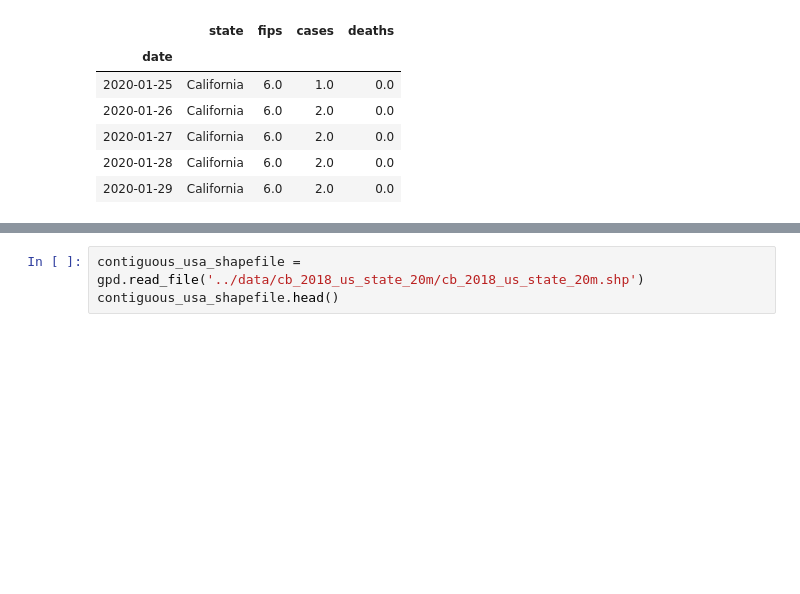
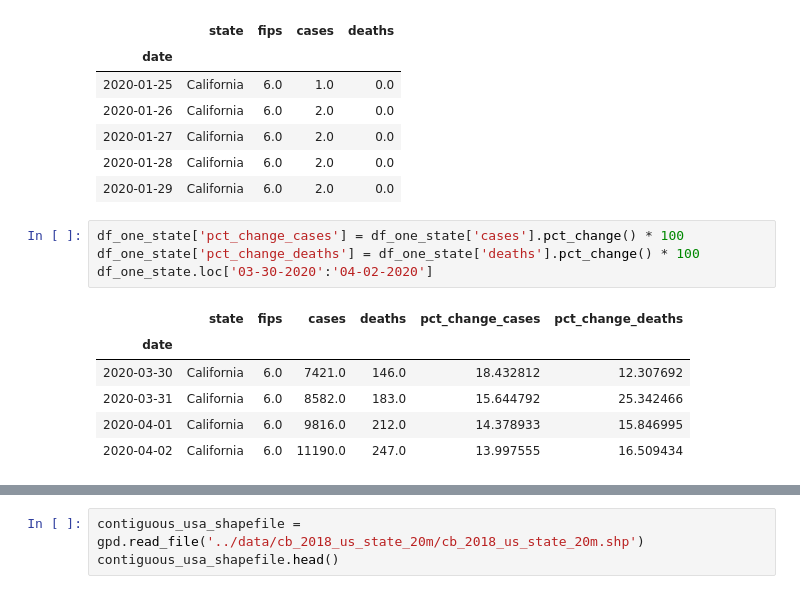
Before and after one commit to ajuljulian/covid-19, a Jupyter notebook: notebooks/covid19-viz-us-states-1.ipynb, the cells around one changed output, grey strips where cells are left out. Saved outputs shown, nothing was run; the diff lists cells and outputs as text; blank space fills up the shorter version.

```diff
--- a/notebooks/covid19-viz-us-states-1.ipynb
+++ b/notebooks/covid19-viz-us-states-1.ipynb
@@ -57,6 +57,17 @@ df_one_state.head()
 | 2020-01-27 | California | 6.0 | 2.0 | 0.0 |
 | 2020-01-28 | California | 6.0 | 2.0 | 0.0 |
 | 2020-01-29 | California | 6.0 | 2.0 | 0.0 |
+# %%
+df_one_state['pct_change_cases'] = df_one_state['cases'].pct_change() * 100
+df_one_state['pct_change_deaths'] = df_one_state['deaths'].pct_change() * 100
+df_one_state.loc['03-30-2020':'04-02-2020']
+# %% [output]
+|  | state | fips | cases | deaths | pct_change_cases | pct_change_deaths |
+| date |  |  |  |  |  |  |
+| 2020-03-30 | California | 6.0 | 7421.0 | 146.0 | 18.432812 | 12.307692 |
+| 2020-03-31 | California | 6.0 | 8582.0 | 183.0 | 15.644792 | 25.342466 |
+| 2020-04-01 | California | 6.0 | 9816.0 | 212.0 | 14.378933 | 15.846995 |
+| 2020-04-02 | California | 6.0 | 11190.0 | 247.0 | 13.997555 | 16.509434 |
 # %%
 tools = HoverTool(
     tooltips=[
```
Also changed, not shown: parts of 11 cells of this notebook, 38 other files.
